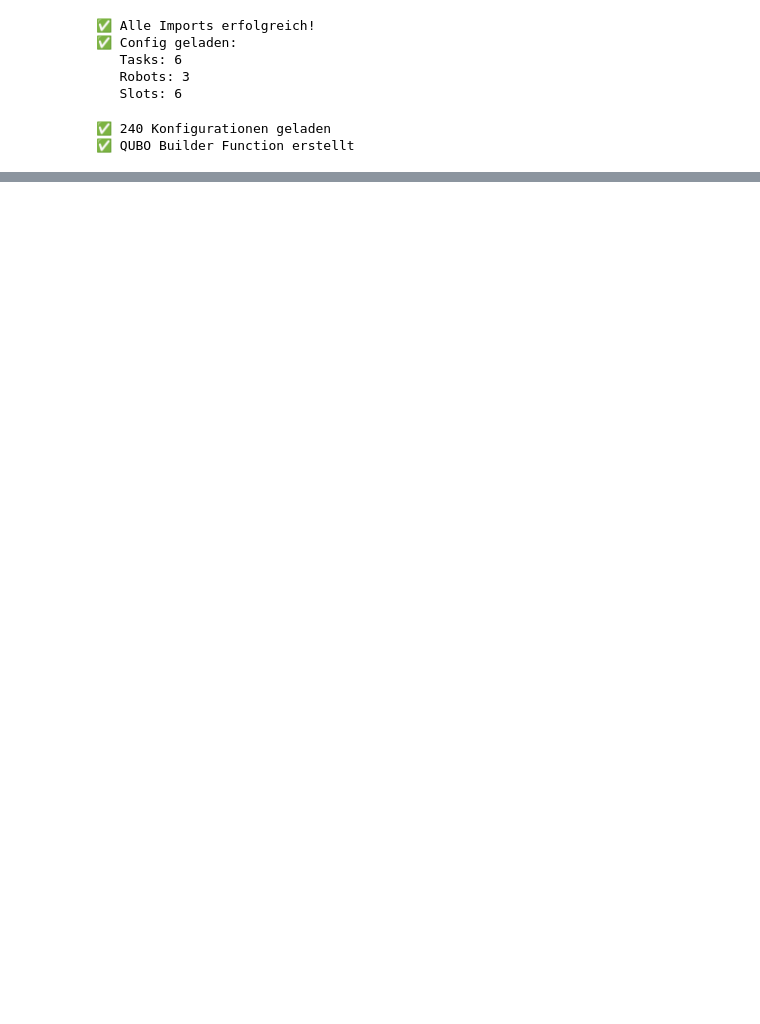
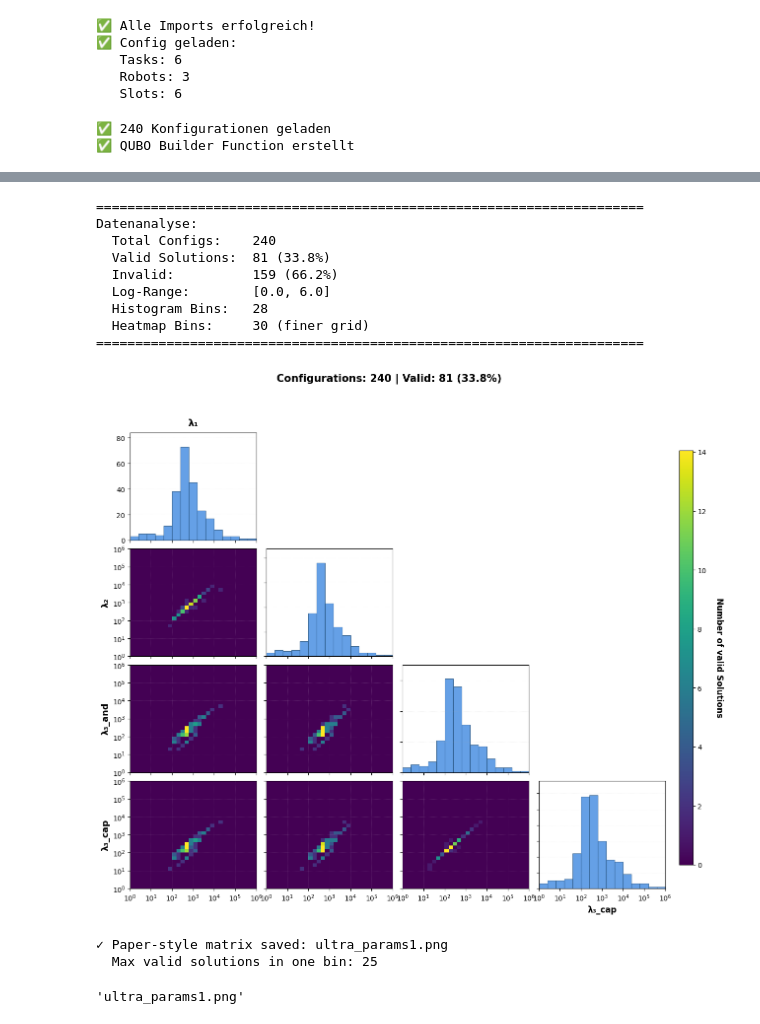
Before and after one commit to Zaponex/quantum_benchmarking, a Jupyter notebook: comparison_lagrange_weight_config.ipynb, the cells around one changed output, grey strips where cells are left out. Saved outputs shown, nothing was run; the diff lists cells and outputs as text; code cells hidden in the pictures; blank space fills up the shorter version.

```diff
--- a/comparison_lagrange_weight_config.ipynb
+++ b/comparison_lagrange_weight_config.ipynb
@@ -2281,7 +2363,7 @@ def create_paper_style_matrix(df,
                     ax.set_xticklabels([])
 
                 if j == 0:
-                    ax.set_ylabel(fontsize=11)
+                    ax.set_ylabel("",fontsize=11)
                 else:
                     ax.set_yticklabels([])
 
@@ -2347,35 +2429,49 @@ def create_paper_style_matrix(df,
 
     # Colorbar
     cbar_ax = fig.add_axes([0.92, 0.15, 0.02, 0.7])
     cbar = plt.colorbar(im, cax=cbar_ax)
     cbar.set_label('Number of valid Solutions',
                    rotation=270, labelpad=25, fontsize=12, fontweight='bold')
     cbar.ax.tick_params(labelsize=10)
 
     # Titel mit Statistik
     title = (f'Configurations: {n_total} | Valid: {n_valid} ({validity_rate:.1f}%)')
 
     fig.suptitle(title, fontsize=15, fontweight='bold', y=0.98)
 
     plt.show()
     plt.close()
 
     print(f"✓ Paper-style matrix saved: {output_path}")
     print(f"  Max valid solutions in one bin: {int(max_valid_count)}")
 
     return output_path
 
 
 # ============================================================================
 # DIREKT VERWENDBAR - Kopiere diese Zeilen in dein Notebook:
 # ============================================================================
 
 create_paper_style_matrix(
-    df_results_fine,
+    df_results,
     heatmap_bins=30,              # Empfohlen: 50 für ~30 valide Lösungen
     colormap='viridis',            # Lila → Gelb
-    output_path='ultra_params.png'
+    output_path='ultra_params1.png'
 )
+# %% [output]
+======================================================================
+Datenanalyse:
+  Total Configs:    240
+  Valid Solutions:  81 (33.8%)
+  Invalid:          159 (66.2%)
+  Log-Range:        [0.0, 6.0]
+  Histogram Bins:   28
+  Heatmap Bins:     30 (finer grid)
+======================================================================
+[figure, added]
+✓ Paper-style matrix saved: ultra_params1.png
+  Max valid solutions in one bin: 25
+'ultra_params1.png'
 # %%
 import pandas as pd
 import matplotlib.pyplot as plt
```
Also changed, not shown: parts of 11 cells of this notebook, 7 other files.
